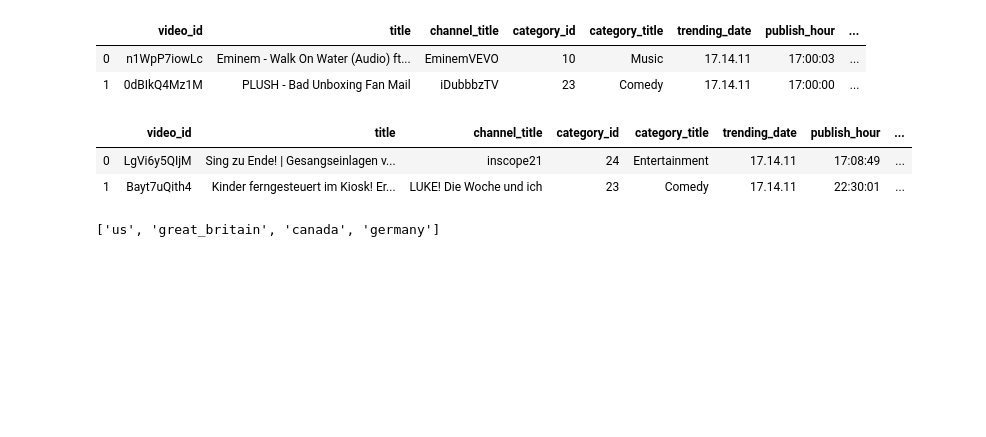
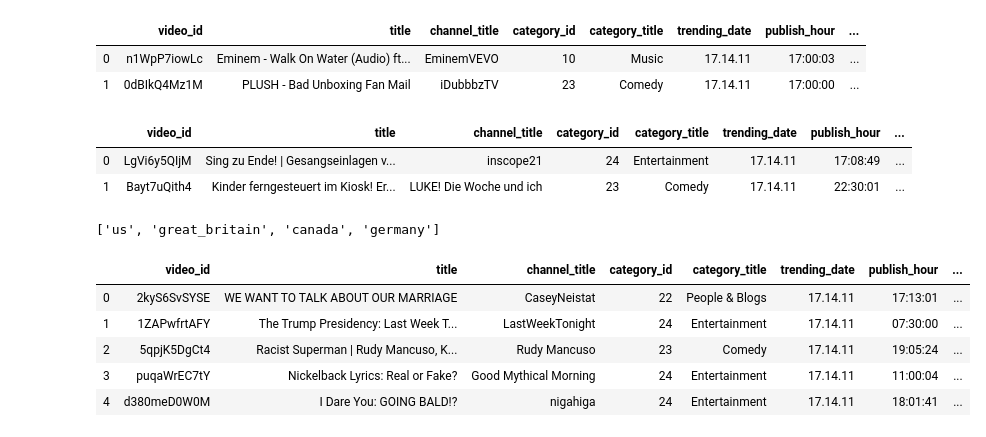
Before and after one commit to GitGTBoot/ETL-Project, a Jupyter notebook: ETL-Project.ipynb, the cells around one changed output. Saved outputs shown, nothing was run; the diff lists cells and outputs as text; code cells hidden in the pictures; blank space fills up the shorter version.

```diff
--- a/ETL-Project.ipynb
+++ b/ETL-Project.ipynb
@@ -259,5 +259,14 @@ us_clean_merged_df.to_sql(name='us', con=engine, if_exists='append', index=False
 gb_clean_merged_df.to_sql(name='great_britain', con=engine, if_exists='append', index=False)
 ca_clean_merged_df.to_sql(name='canada', con=engine, if_exists='append', index=False)
 de_clean_merged_df.to_sql(name='germany', con=engine, if_exists='append', index=False)
+# %%
+pd.read_sql_query('SELECT * FROM us LIMIT 5;', con=engine)
+# %% [output]
+|  | video_id | title | channel_title | category_id | category_title | trending_date | publish_hour | ... |
+| 0 | 2kyS6SvSYSE | WE WANT TO TALK ABOUT OUR MARRIAGE | CaseyNeistat | 22 | People & Blogs | 17.14.11 | 17:13:01 | ... |
+| 1 | 1ZAPwfrtAFY | The Trump Presidency: Last Week T... | LastWeekTonight | 24 | Entertainment | 17.14.11 | 07:30:00 | ... |
+| 2 | 5qpjK5DgCt4 | Racist Superman | Rudy Mancuso, K... | Rudy Mancuso | 23 | Comedy | 17.14.11 | 19:05:24 | ... |
+| 3 | puqaWrEC7tY | Nickelback Lyrics: Real or Fake? | Good Mythical Morning | 24 | Entertainment | 17.14.11 | 11:00:04 | ... |
+| 4 | d380meD0W0M | I Dare You: GOING BALD!? | nigahiga | 24 | Entertainment | 17.14.11 | 18:01:41 | ... |
 # %%
 # Confirm data has been added by querying the items and reviews table
```
Also changed, not shown: parts of 2 cells of this notebook.
